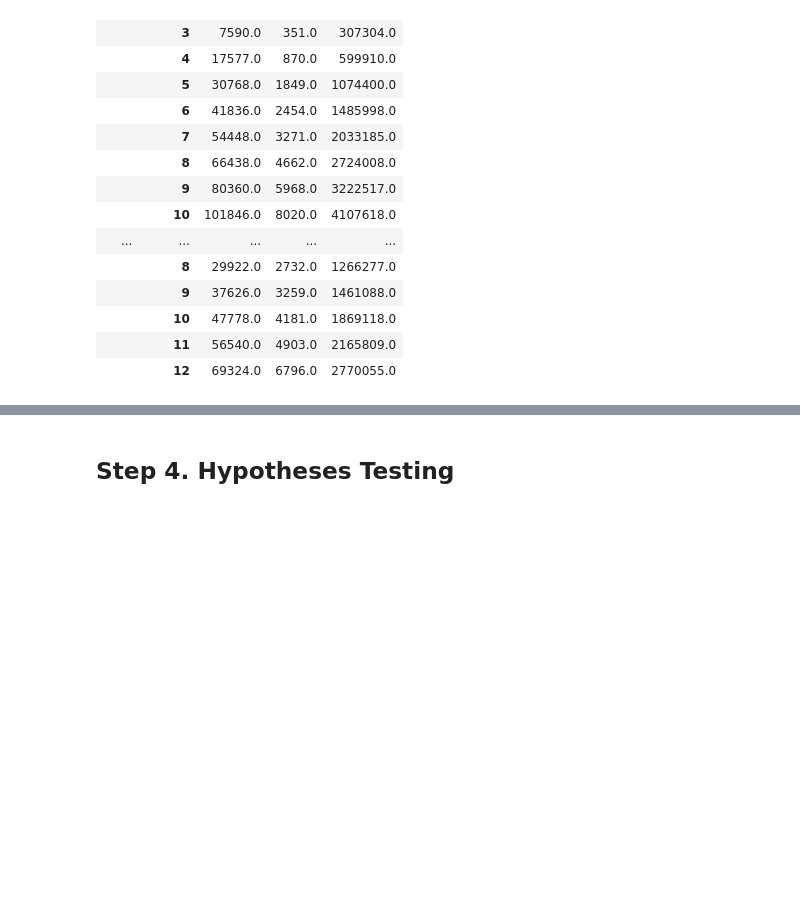
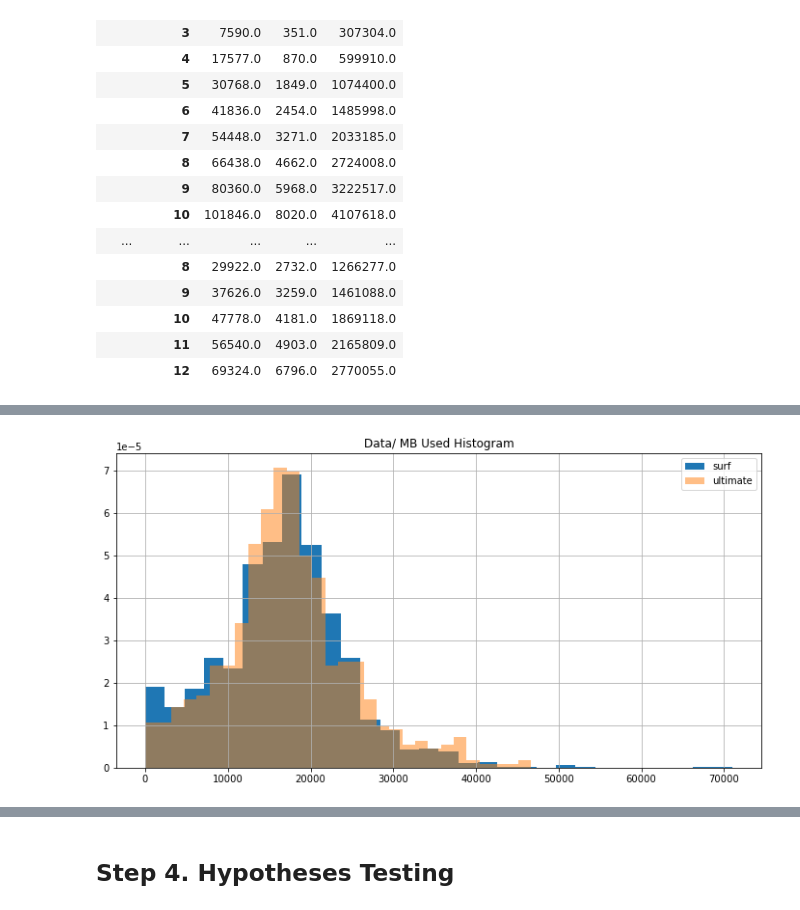
Before and after one commit to rainbowmoonlight/Yandex_Practicum_Projects, a Jupyter notebook: 03 Telecom Statistical Data Analysis/Telecom Statistical Data Analysis.ipynb, the cells around one changed output, grey strips where cells are left out. Saved outputs shown, nothing was run; the diff lists cells and outputs as text; code cells hidden in the pictures; blank space fills up the shorter version.

Commit message:
update telecom data analysis

```diff
--- a/03 Telecom Statistical Data Analysis/Telecom Statistical Data Analysis.ipynb
+++ b/03 Telecom Statistical Data Analysis/Telecom Statistical Data Analysis.ipynb
@@ -863,0 +930,8 @@ status
+# %%
+ax = users_usage_surf.hist(column='mb_used',density=True, bins=30, figsize=(12,6))
+users_usage_ultimate.hist(column='mb_used',density=True, bins=30, alpha=0.5,ax =ax)
+plt.legend(['surf','ultimate'])
+plt.title('Data/ MB Used Histogram')
+plt.show()
+# %% [output]
+[figure, added]
```
Also changed, not shown: parts of 49 cells of this notebook.
